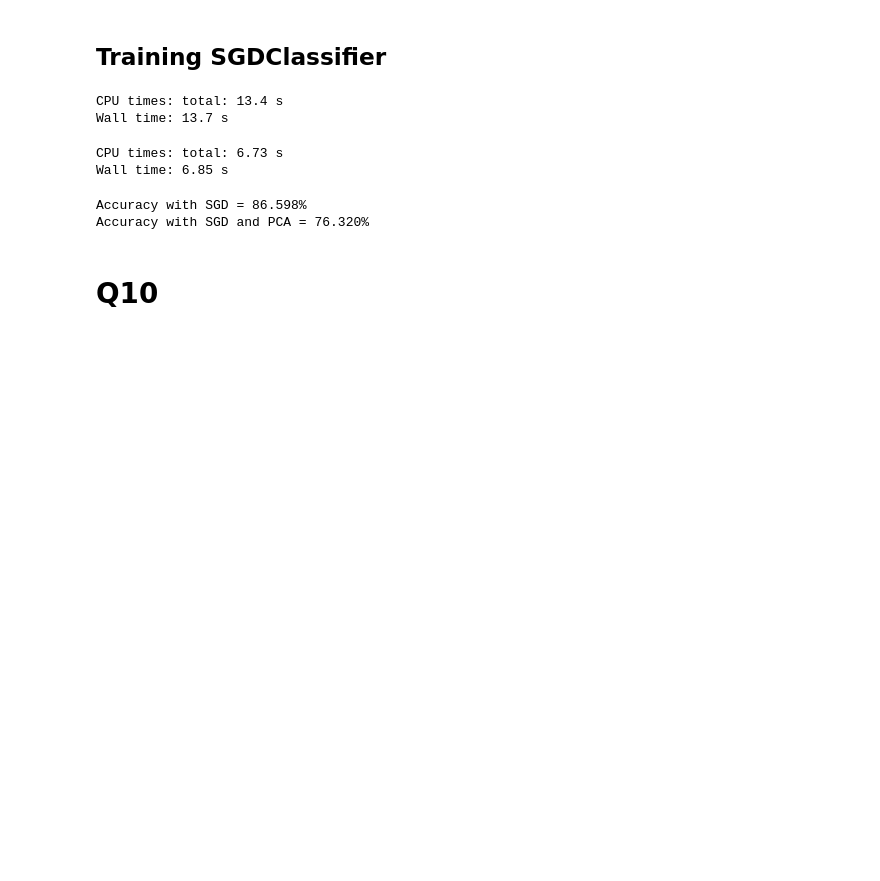
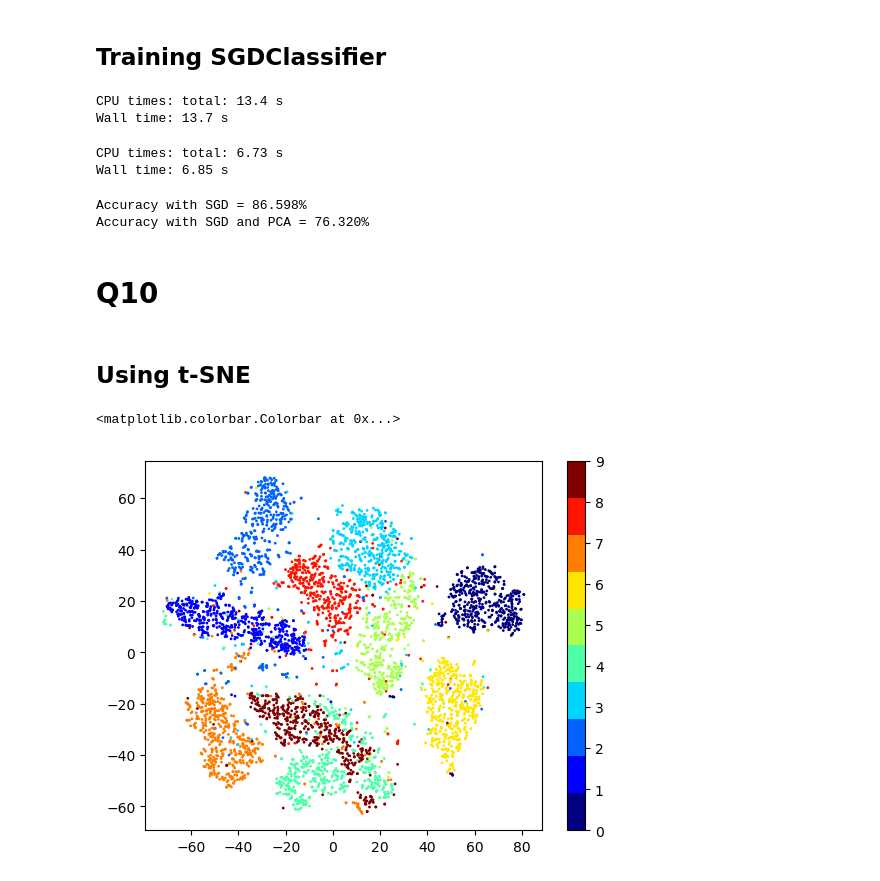
Before and after one commit to abdoitman/Hands-On-ML, a Jupyter notebook: Chapter 8 - Dimensionality Reduction/Q9.ipynb, the cells around one changed output. Saved outputs shown, nothing was run; the diff lists cells and outputs as text; code cells hidden in the pictures; blank space fills up the shorter version.

```diff
--- a/Chapter 8 - Dimensionality Reduction/Q9.ipynb
+++ b/Chapter 8 - Dimensionality Reduction/Q9.ipynb
@@ -71,3 +71,16 @@ Accuracy with SGD = 86.598%
 Accuracy with SGD and PCA = 76.320%
 # %% [markdown]
 # Q10
+# %% [markdown]
+## Using t-SNE
+# %%
+tsne = TSNE(n_components=2, random_state=42)
+X_viz = X[:5000]
+y_viz = y[:5000]
+X_reduced = tsne.fit_transform(X_viz)
+plt.Figure(figsize=(20, 20))
+plt.scatter(X_reduced[:, 0], X_reduced[:, 1], c=y_viz.astype(int), cmap=mlt.cm.get_cmap('jet', 10), s=1)
+plt.colorbar(ticks=range(10))
+# %% [output]
+<matplotlib.colorbar.Colorbar at 0x...>
+[figure, added]
```
Also changed, not shown: parts of 5 cells of this notebook.
